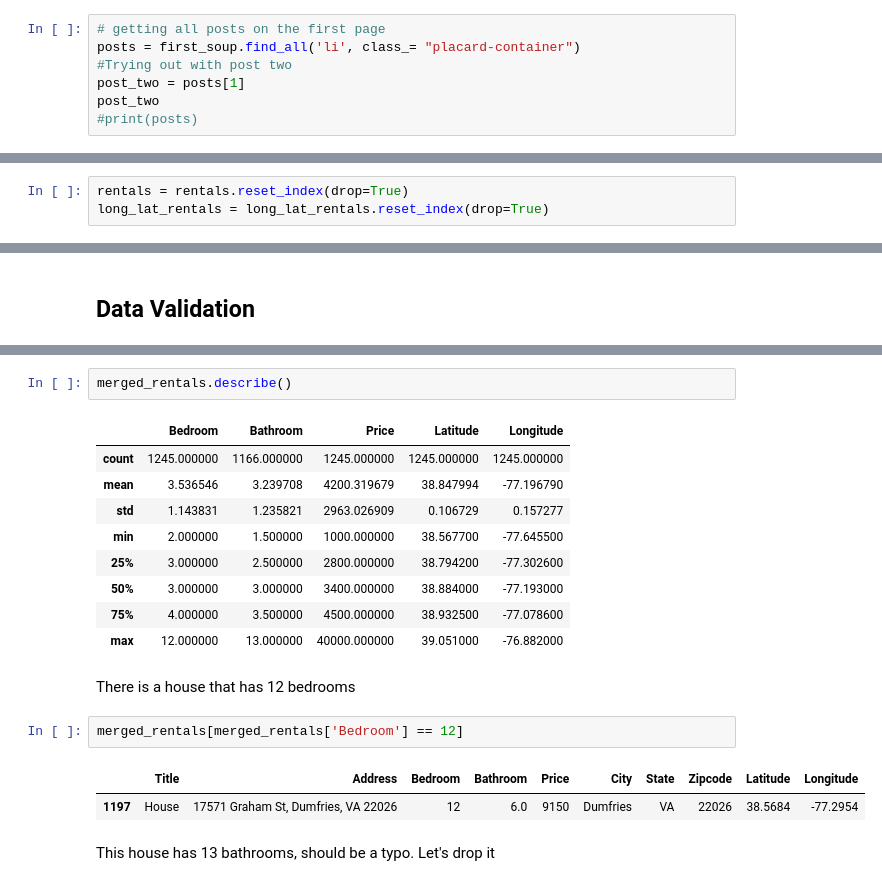
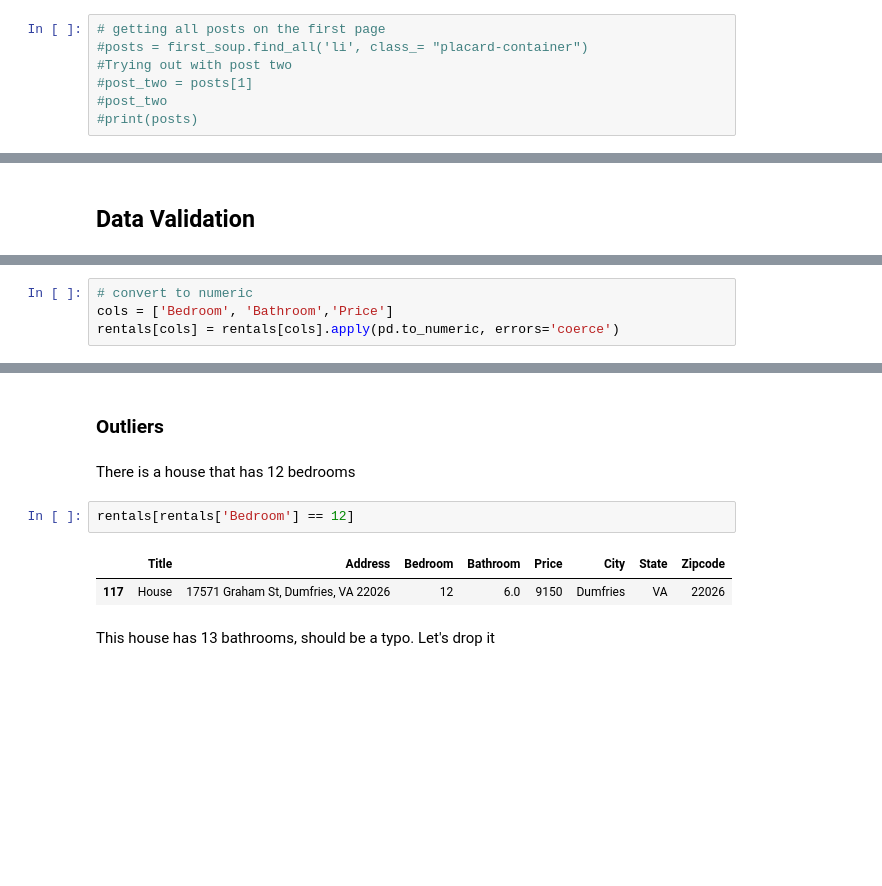
Before and after one commit to jenjen0233/Rentals-Analysis, a Jupyter notebook: homes_scraping.ipynb, the cells around one changed output, grey strips where cells are left out. Cells and saved outputs as stored; diff of their text form; blank space fills up the shorter version.

```diff
--- a/homes_scraping.ipynb
+++ b/homes_scraping.ipynb
@@ -120,7 +100,7 @@ first_soup
 # %%
 # getting all posts on the first page
-posts = first_soup.find_all('li', class_= "placard-container")
+#posts = first_soup.find_all('li', class_= "placard-container")
 #Trying out with post two
-post_two = posts[1]
-post_two
+#post_two = posts[1]
+#post_two
 #print(posts)
@@ -1443,8 +1304,5 @@ long_lat_rentals['Zipcode'] = long_lat_rentals['Zipcode'].astype('str')
 # %%
 rentals['Zipcode'] = rentals['Zipcode'].astype('str')
-# %%
-rentals = rentals.reset_index(drop=True)
-long_lat_rentals = long_lat_rentals.reset_index(drop=True)
 # %%
 rentals.Zipcode.duplicated()
 # %% [output]
@@ -1499,0 +1326,4 @@ merged_rentals.to_csv('rentals.csv')
+# %%
+# convert to numeric
+cols = ['Bedroom', 'Bathroom','Price']
+rentals[cols] = rentals[cols].apply(pd.to_numeric, errors='coerce')
@@ -1558,22 +1360,12 @@ memory usage: 97.4+ KB
-# %%
-merged_rentals.describe()
-# %% [output]
-|  | Bedroom | Bathroom | Price | Latitude | Longitude |
-| count | 1245.000000 | 1166.000000 | 1245.000000 | 1245.000000 | 1245.000000 |
-| mean | 3.536546 | 3.239708 | 4200.319679 | 38.847994 | -77.196790 |
-| std | 1.143831 | 1.235821 | 2963.026909 | 0.106729 | 0.157277 |
-| min | 2.000000 | 1.500000 | 1000.000000 | 38.567700 | -77.645500 |
-| 25% | 3.000000 | 2.500000 | 2800.000000 | 38.794200 | -77.302600 |
-| 50% | 3.000000 | 3.000000 | 3400.000000 | 38.884000 | -77.193000 |
-| 75% | 4.000000 | 3.500000 | 4500.000000 | 38.932500 | -77.078600 |
-| max | 12.000000 | 13.000000 | 40000.000000 | 39.051000 | -76.882000 |
+# %% [markdown]
+### Outliers
 # %% [markdown]
 There is a house that has 12 bedrooms
 # %%
-merged_rentals[merged_rentals['Bedroom'] == 12]
+rentals[rentals['Bedroom'] == 12]
 # %% [output]
-|  | Title | Address | Bedroom | Bathroom | Price | City | State | Zipcode | Latitude | Longitude |
-| 1197 | House | 17571 Graham St, Dumfries, VA 22026 | 12 | 6.0 | 9150 | Dumfries | VA | 22026 | 38.5684 | -77.2954 |
+|  | Title | Address | Bedroom | Bathroom | Price | City | State | Zipcode |
+| 117 | House | 17571 Graham St, Dumfries, VA 22026 | 12 | 6.0 | 9150 | Dumfries | VA | 22026 |
 # %% [markdown]
 This house has 13 bathrooms, should be a typo. Let's drop it
 # %%
```
Also changed, not shown: parts of 97 cells of this notebook, 1 other file.
